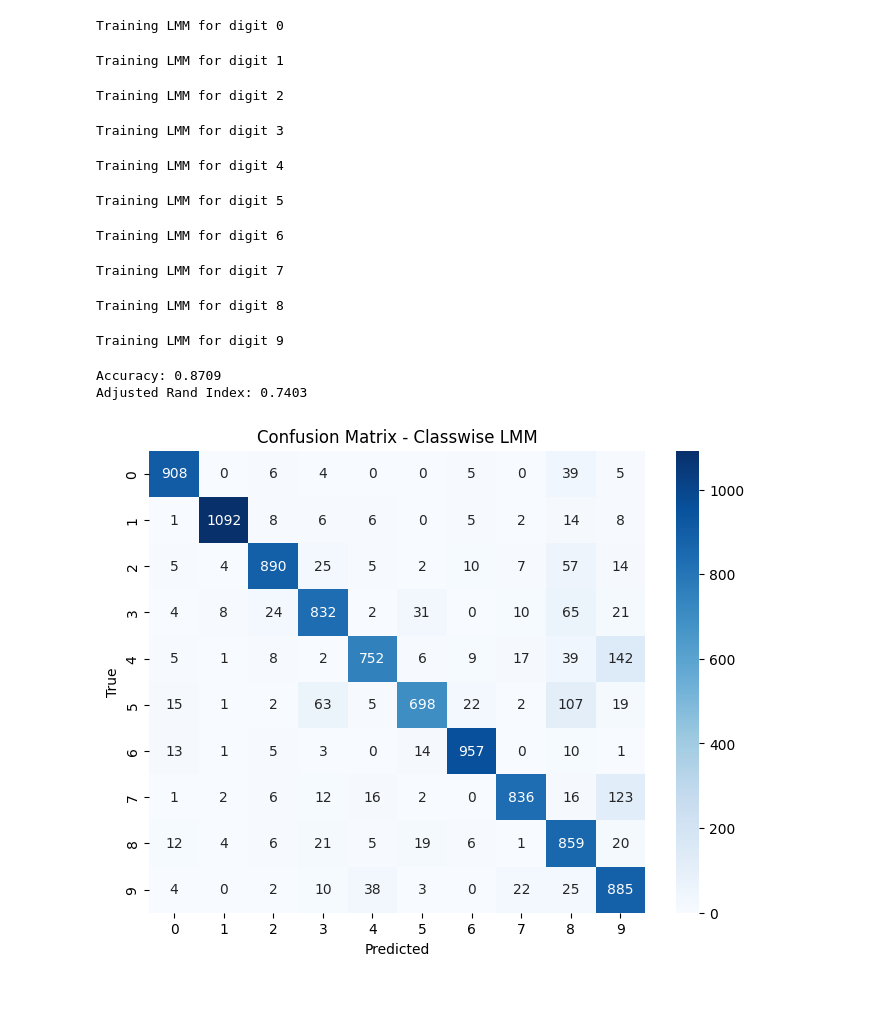
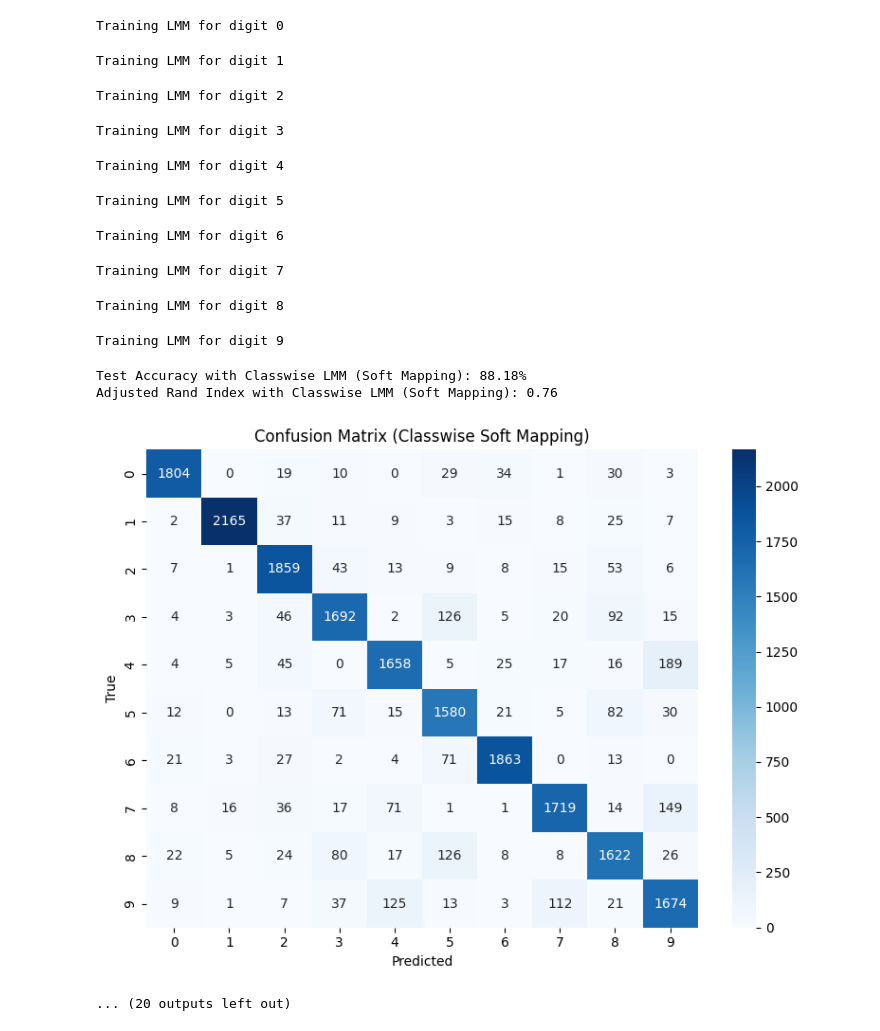
Before and after one commit to Kaushal845/GMM-MNIST, a Jupyter notebook: Laplacian.ipynb, the cells around one changed output. Cells and saved outputs as stored; diff of their text form; code cells hidden in the pictures; blank space fills up the shorter version.

```diff
--- a/Laplacian.ipynb
+++ b/Laplacian.ipynb
@@ -129,6 +148,17 @@ class LaplacianMixtureModel:
         plt.ylabel("Log-Likelihood")
         plt.grid()
         plt.show()
+# %%
+def plot_conf_matrix(true, pred, title):
+    cm = confusion_matrix(true, pred, labels=np.arange(10))
+    plt.figure(figsize=(8, 6))
+    sns.heatmap(cm, annot=True, fmt='d', cmap='Blues',
+                xticklabels=np.arange(10), yticklabels=np.arange(10))
+    plt.xlabel("Predicted")
+    plt.ylabel("True")
+    plt.title(title)
+    plt.tight_layout()
+    plt.show()
 # %%
 from sklearn.preprocessing import MinMaxScaler
 
@@ -198,51 +237,49 @@ Mapped Clustering Accuracy: 77.70%
 # %%
-X_train_np = X_train.values if isinstance(X_train, pd.DataFrame) else X_train
-y_train_np = y_train.values if isinstance(y_train, pd.Series) else y_train
-X_test_np = X_test.values if isinstance(X_test, pd.DataFrame) else X_test
-y_test_np = y_test.values if isinstance(y_test, pd.Series) else y_test
+classwise_lmms = {}
 
-classwise_lmms = {}
 for digit in range(10):
-    print(f"Training LMM for digit {digit}")
-    X_digit = X_train_np[y_train_np == digit]
-    lmm = LaplacianMixtureModel(n_components = 10, max_iter=10)
+    print(f"\nTraining LMM for digit {digit}")
+    X_digit = X_train_pca[y_train == digit]
+    lmm = LaplacianMixtureModel(n_components=5, max_iter=50, verbose=True)
     lmm.fit(X_digit)
     classwise_lmms[digit] = lmm
 
-log_likelihoods = np.zeros((X_test_np.shape[0], 10))
+log_likelihoods = np.zeros((X_test_pca.shape[0], 10))
+
 for digit, lmm in classwise_lmms.items():
-    log_probs = np.zeros((X_test_np.shape[0], lmm.K))
+    log_probs = np.zeros((X_test_pca.shape[0], lmm.K))
     for k in range(lmm.K):
-        log_pdf = np.sum(lmm._laplace_log_pdf(X_test_np, lmm.mu[k], lmm.b[k]), axis=1)
+        log_pdf = np.sum(lmm._laplace_log_pdf(X_test_pca, lmm.mu[k], lmm.b[k]), axis=1)
         log_probs[:, k] = np.log(lmm.pi[k] + 1e-10) + log_pdf
     log_likelihoods[:, digit] = np.logaddexp.reduce(log_probs, axis=1)
 
-y_pred = np.argmax(log_likelihoods, axis=1)
+y_pred_classwise_soft = np.argmax(log_likelihoods, axis=1)
+acc_classwise_soft = accuracy_score(y_test, y_pred_classwise_soft)
+print(f"\nTest Accuracy with Classwise LMM (Soft Mapping): {acc_classwise_soft * 100:.2f}%")
+ari_classwise_soft = adjusted_rand_score(y_test, y_pred_classwise_soft)
+print(f"Adjusted Rand Index with Classwise LMM (Soft Mapping): {ari_classwise_soft:.2f}")
+
+# Confusion matrix for classwise soft mapping
+plot_conf_matrix(y_test, y_pred_classwise_soft, "Confusion Matrix (Classwise Soft Mapping)")
+
+for digit, lmm in classwise_lmms.items():
+    lmm.plot_components(pca)
+    plt.suptitle(f"LMM Components for Digit {digit}", fontsize=12)
+    plt.tight_layout()
+    plt.subplots_adjust(top=0.88)
+    plt.show()
 # %% [output]
 Training LMM for digit 0
 Training LMM for digit 1
 Training LMM for digit 2
 Training LMM for digit 3
 Training LMM for digit 4
 Training LMM for digit 5
 Training LMM for digit 6
 Training LMM for digit 7
 Training LMM for digit 8
 Training LMM for digit 9
+Test Accuracy with Classwise LMM (Soft Mapping): 88.18%
+Adjusted Rand Index with Classwise LMM (Soft Mapping): 0.76
+[figure, added]
+... (20 outputs left out)
-# %%
-acc = accuracy_score(y_test, y_pred)
-ari = adjusted_rand_score(y_test, y_pred)
-print(f"Accuracy: {acc:.4f}")
-print(f"Adjusted Rand Index: {ari:.4f}")
-
-# Confusion matrix
-plt.figure(figsize=(8, 6))
-sns.heatmap(confusion_matrix(y_test, y_pred), annot=True, fmt='d', cmap='Blues')
-plt.xlabel("Predicted")
-plt.ylabel("True")
-plt.title("Confusion Matrix - Classwise LMM")
-plt.show()
-# %% [output]
-Accuracy: 0.8709
-Adjusted Rand Index: 0.7403
-[figure, removed]
```
Also changed, not shown: parts of 3 cells of this notebook, 3 other files.
